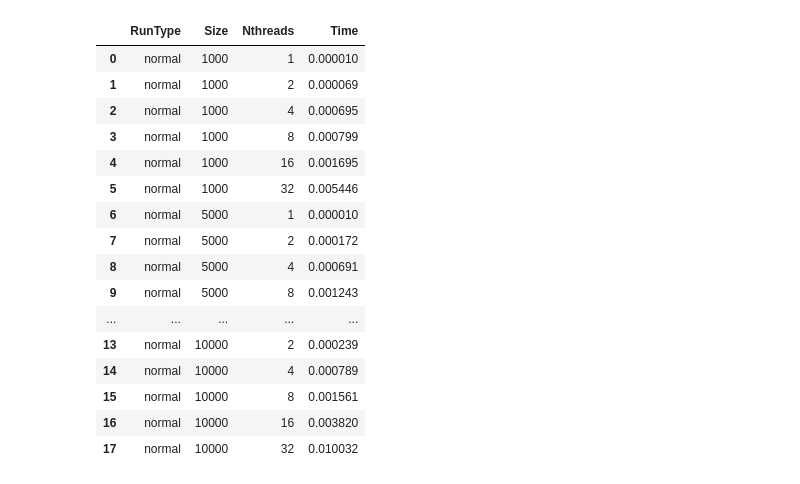
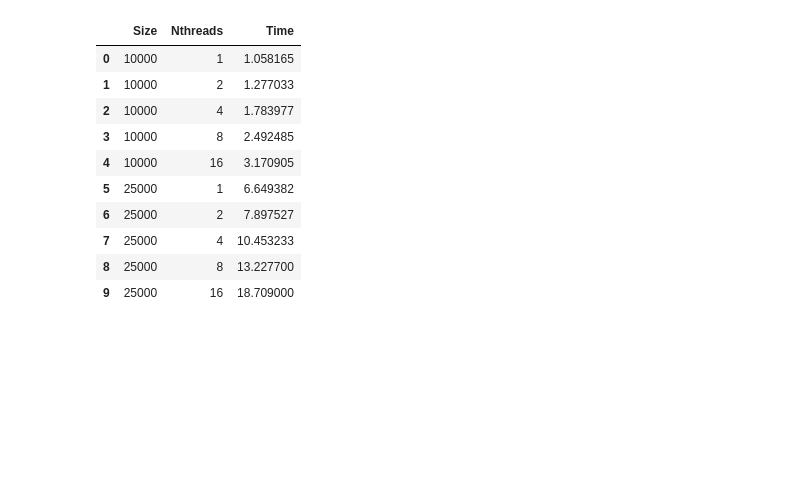
Before and after one commit to Arbuz-Nick/prac, a Jupyter notebook: sem8/mpi/Отчет/analytics.ipynb, the cells around one changed output. Drawn from its saved outputs; the diff is of its cells as text; code cells hidden in the pictures; blank space fills up the shorter version.

```diff
--- a/sem8/mpi/Отчет/analytics.ipynb
+++ b/sem8/mpi/Отчет/analytics.ipynb
@@ -23,3 +23,3 @@ res
 # %%
-bar = res[res.RunType == 'barriers'].drop(['RunType'], axis=1)
+p = res[res.RunType == 'problem'].drop(['RunType'], axis=1)
 # %%
@@ -27,22 +27,16 @@ wo_bar = res[res.RunType == 'no_barriers'].drop(['RunType'], axis=1)
 # %%
-res = res.groupby(['RunType', 'Size', 'Nthreads']).mean().reset_index()
-res
+p = p.groupby(['Size', 'Nthreads']).mean().reset_index()
+p
 # %% [output]
-|  | RunType | Size | Nthreads | Time |
-| 0 | normal | 1000 | 1 | 0.000010 |
-| 1 | normal | 1000 | 2 | 0.000069 |
-| 2 | normal | 1000 | 4 | 0.000695 |
-| 3 | normal | 1000 | 8 | 0.000799 |
-| 4 | normal | 1000 | 16 | 0.001695 |
-| 5 | normal | 1000 | 32 | 0.005446 |
-| 6 | normal | 5000 | 1 | 0.000010 |
-| 7 | normal | 5000 | 2 | 0.000172 |
-| 8 | normal | 5000 | 4 | 0.000691 |
-| 9 | normal | 5000 | 8 | 0.001243 |
-| ... | ... | ... | ... | ... |
-| 13 | normal | 10000 | 2 | 0.000239 |
-| 14 | normal | 10000 | 4 | 0.000789 |
-| 15 | normal | 10000 | 8 | 0.001561 |
-| 16 | normal | 10000 | 16 | 0.003820 |
-| 17 | normal | 10000 | 32 | 0.010032 |
+|  | Size | Nthreads | Time |
+| 0 | 10000 | 1 | 1.058165 |
+| 1 | 10000 | 2 | 1.277033 |
+| 2 | 10000 | 4 | 1.783977 |
+| 3 | 10000 | 8 | 2.492485 |
+| 4 | 10000 | 16 | 3.170905 |
+| 5 | 25000 | 1 | 6.649382 |
+| 6 | 25000 | 2 | 7.897527 |
+| 7 | 25000 | 4 | 10.453233 |
+| 8 | 25000 | 8 | 13.227700 |
+| 9 | 25000 | 16 | 18.709000 |
 # %%
```
Also changed, not shown: parts of 11 cells of this notebook, 14 other files.
